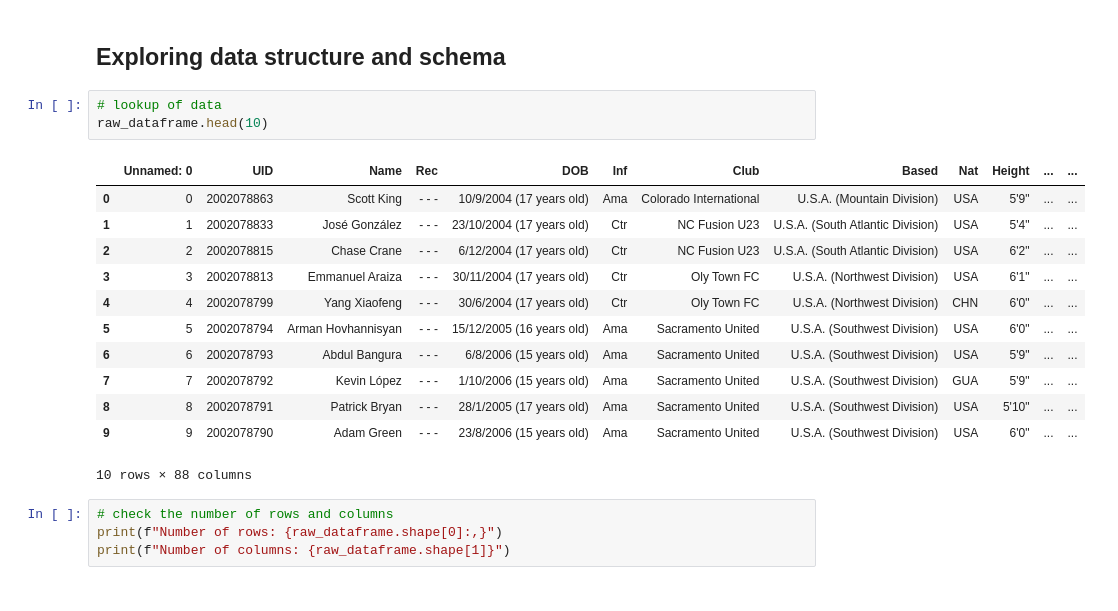
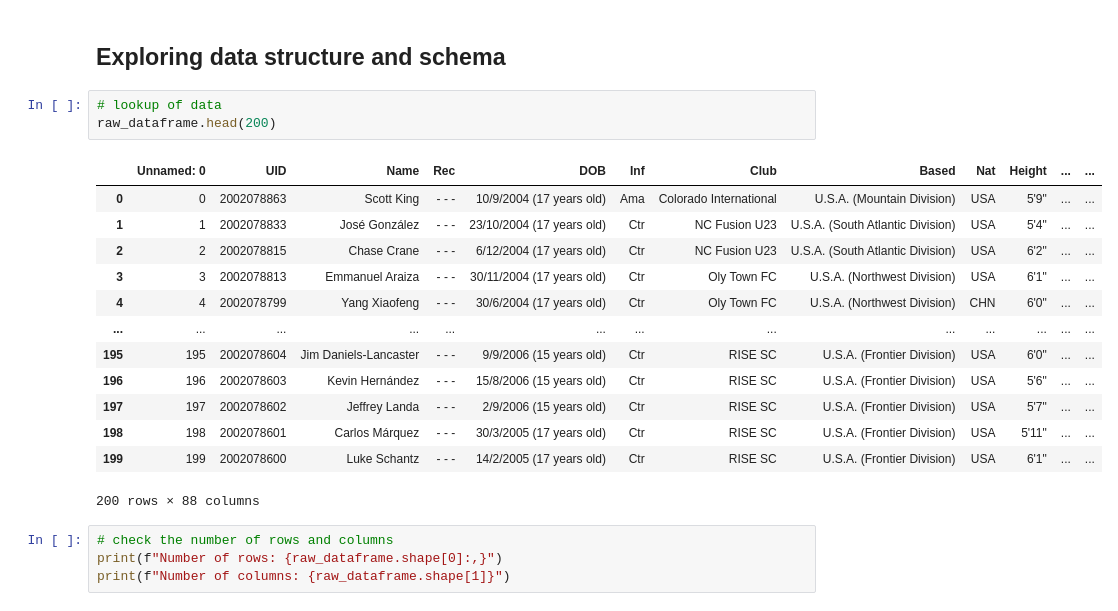
Before and after one commit to snabxo/banana, a Jupyter notebook: projects/football-manager-23/fm23_eda.ipynb, the cells around one changed output. Saved outputs shown, nothing was run; the diff lists cells and outputs as text.

```diff
--- a/projects/football-manager-23/fm23_eda.ipynb
+++ b/projects/football-manager-23/fm23_eda.ipynb
@@ -72,20 +72,21 @@ raw_dataframe = pd.read_csv(csv_path, encoding="utf-8", low_memory=False)
 ## Exploring data structure and schema
 # %%
 # lookup of data
-raw_dataframe.head(10)
+raw_dataframe.head(200)
 # %% [output]
 |  | Unnamed: 0 | UID | Name | Rec | DOB | Inf | Club | Based | Nat | Height | ... | ... |
 | 0 | 0 | 2002078863 | Scott King | - - - | 10/9/2004 (17 years old) | Ama | Colorado International | U.S.A. (Mountain Division) | USA | 5'9" | ... | ... |
 | 1 | 1 | 2002078833 | José González | - - - | 23/10/2004 (17 years old) | Ctr | NC Fusion U23 | U.S.A. (South Atlantic Division) | USA | 5'4" | ... | ... |
 | 2 | 2 | 2002078815 | Chase Crane | - - - | 6/12/2004 (17 years old) | Ctr | NC Fusion U23 | U.S.A. (South Atlantic Division) | USA | 6'2" | ... | ... |
 | 3 | 3 | 2002078813 | Emmanuel Araiza | - - - | 30/11/2004 (17 years old) | Ctr | Oly Town FC | U.S.A. (Northwest Division) | USA | 6'1" | ... | ... |
 | 4 | 4 | 2002078799 | Yang Xiaofeng | - - - | 30/6/2004 (17 years old) | Ctr | Oly Town FC | U.S.A. (Northwest Division) | CHN | 6'0" | ... | ... |
-| 5 | 5 | 2002078794 | Arman Hovhannisyan | - - - | 15/12/2005 (16 years old) | Ama | Sacramento United | U.S.A. (Southwest Division) | USA | 6'0" | ... | ... |
-| 6 | 6 | 2002078793 | Abdul Bangura | - - - | 6/8/2006 (15 years old) | Ama | Sacramento United | U.S.A. (Southwest Division) | USA | 5'9" | ... | ... |
-| 7 | 7 | 2002078792 | Kevin López | - - - | 1/10/2006 (15 years old) | Ama | Sacramento United | U.S.A. (Southwest Division) | GUA | 5'9" | ... | ... |
-| 8 | 8 | 2002078791 | Patrick Bryan | - - - | 28/1/2005 (17 years old) | Ama | Sacramento United | U.S.A. (Southwest Division) | USA | 5'10" | ... | ... |
-| 9 | 9 | 2002078790 | Adam Green | - - - | 23/8/2006 (15 years old) | Ama | Sacramento United | U.S.A. (Southwest Division) | USA | 6'0" | ... | ... |
+| ... | ... | ... | ... | ... | ... | ... | ... | ... | ... | ... | ... | ... |
+| 195 | 195 | 2002078604 | Jim Daniels-Lancaster | - - - | 9/9/2006 (15 years old) | Ctr | RISE SC | U.S.A. (Frontier Division) | USA | 6'0" | ... | ... |
+| 196 | 196 | 2002078603 | Kevin Hernández | - - - | 15/8/2006 (15 years old) | Ctr | RISE SC | U.S.A. (Frontier Division) | USA | 5'6" | ... | ... |
+| 197 | 197 | 2002078602 | Jeffrey Landa | - - - | 2/9/2006 (15 years old) | Ctr | RISE SC | U.S.A. (Frontier Division) | USA | 5'7" | ... | ... |
+| 198 | 198 | 2002078601 | Carlos Márquez | - - - | 30/3/2005 (17 years old) | Ctr | RISE SC | U.S.A. (Frontier Division) | USA | 5'11" | ... | ... |
+| 199 | 199 | 2002078600 | Luke Schantz | - - - | 14/2/2005 (17 years old) | Ctr | RISE SC | U.S.A. (Frontier Division) | USA | 6'1" | ... | ... |
-10 rows × 88 columns
+200 rows × 88 columns
 # %%
 # check the number of rows and columns
 print(f"Number of rows: {raw_dataframe.shape[0]:,}")
```
Also changed, not shown: parts of 4 cells of this notebook, 2 other files.
